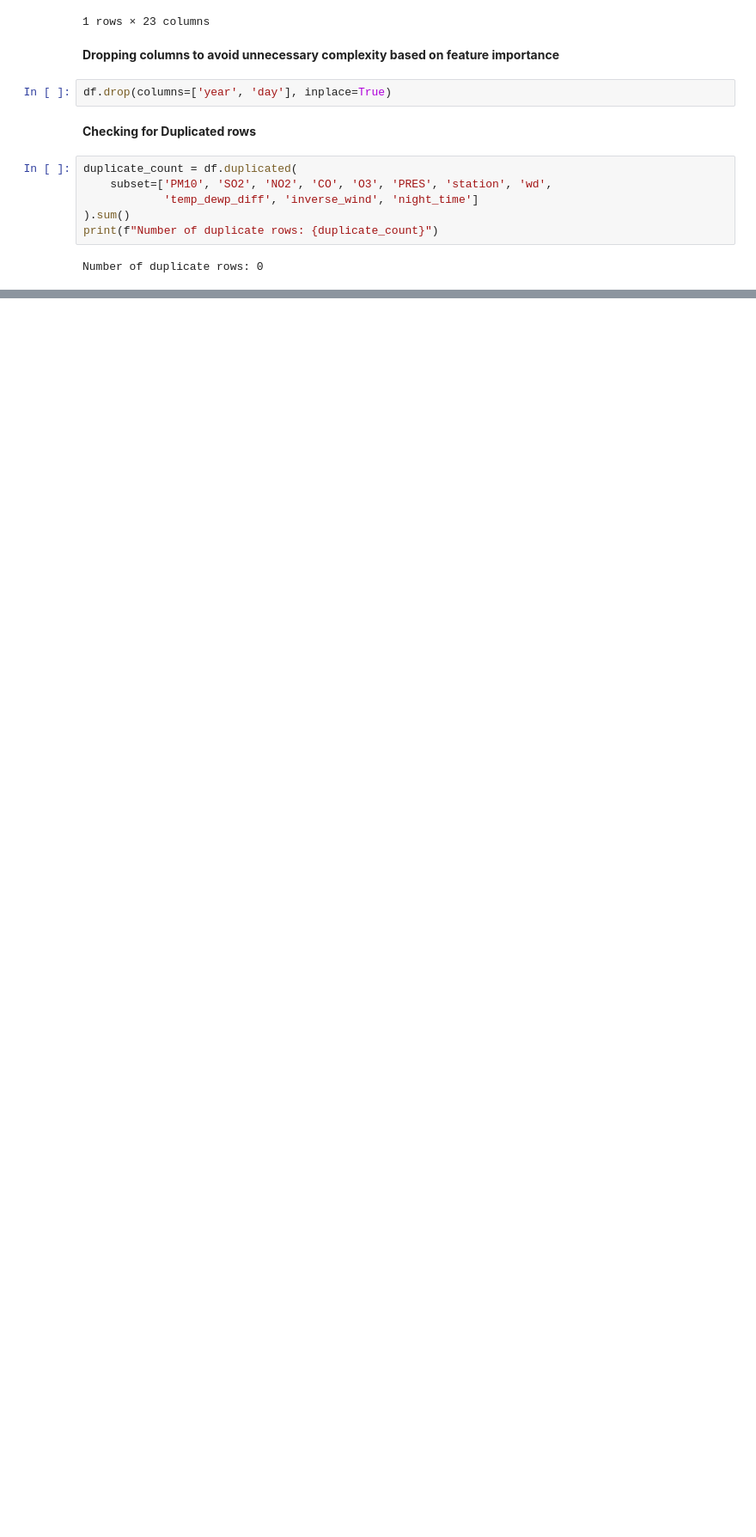
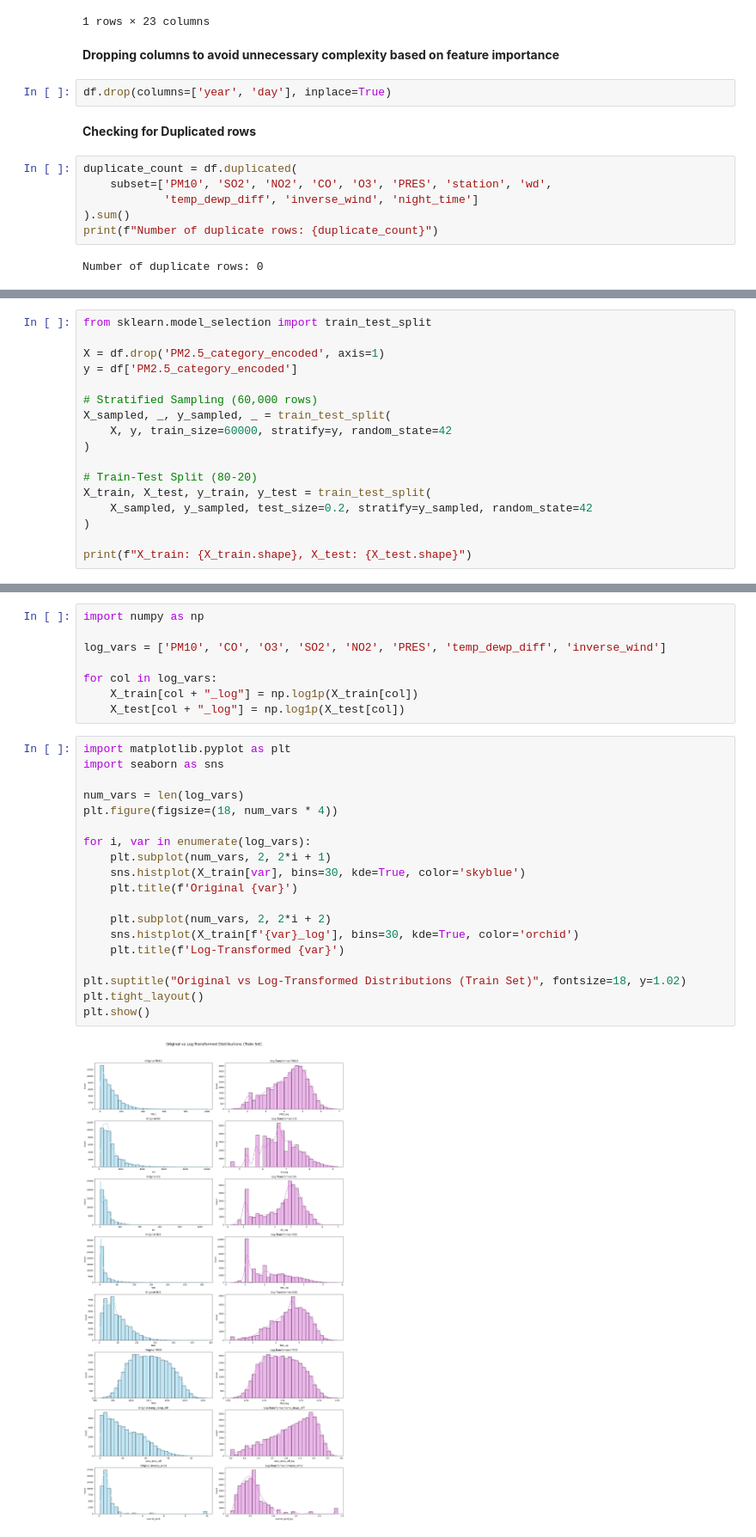
Before and after one commit to Sher-win/Programming-with-Data-Analysis, a Jupyter notebook: Data_Analytics_Project.ipynb, the cells around one changed output, grey strips where cells are left out. Shown at 86% size. Saved outputs shown, nothing was run; the diff lists cells and outputs as text; blank space fills up the shorter version.

```diff
--- a/Data_Analytics_Project.ipynb
+++ b/Data_Analytics_Project.ipynb
@@ -859,0 +868,17 @@ Number of duplicate rows: 0
+# %%
+from sklearn.model_selection import train_test_split
+
+X = df.drop('PM2.5_category_encoded', axis=1)
+y = df['PM2.5_category_encoded']
+
+# Stratified Sampling (60,000 rows)
+X_sampled, _, y_sampled, _ = train_test_split(
+    X, y, train_size=60000, stratify=y, random_state=42
+)
+
+# Train-Test Split (80-20)
+X_train, X_test, y_train, y_test = train_test_split(
+    X_sampled, y_sampled, test_size=0.2, stratify=y_sampled, random_state=42
+)
+
+print(f"X_train: {X_train.shape}, X_test: {X_test.shape}")
@@ -859,0 +895,29 @@ Number of duplicate rows: 0
+# %%
+import numpy as np
+
+log_vars = ['PM10', 'CO', 'O3', 'SO2', 'NO2', 'PRES', 'temp_dewp_diff', 'inverse_wind']
+
+for col in log_vars:
+    X_train[col + "_log"] = np.log1p(X_train[col])
+    X_test[col + "_log"] = np.log1p(X_test[col])
+# %%
+import matplotlib.pyplot as plt
+import seaborn as sns
+
+num_vars = len(log_vars)
+plt.figure(figsize=(18, num_vars * 4))
+
+for i, var in enumerate(log_vars):
+    plt.subplot(num_vars, 2, 2*i + 1)
+    sns.histplot(X_train[var], bins=30, kde=True, color='skyblue')
+    plt.title(f'Original {var}')
+
+    plt.subplot(num_vars, 2, 2*i + 2)
+    sns.histplot(X_train[f'{var}_log'], bins=30, kde=True, color='orchid')
+    plt.title(f'Log-Transformed {var}')
+
+plt.suptitle("Original vs Log-Transformed Distributions (Train Set)", fontsize=18, y=1.02)
+plt.tight_layout()
+plt.show()
+# %% [output]
+[figure, added]
```
Also changed, not shown: parts of 13 cells of this notebook.
